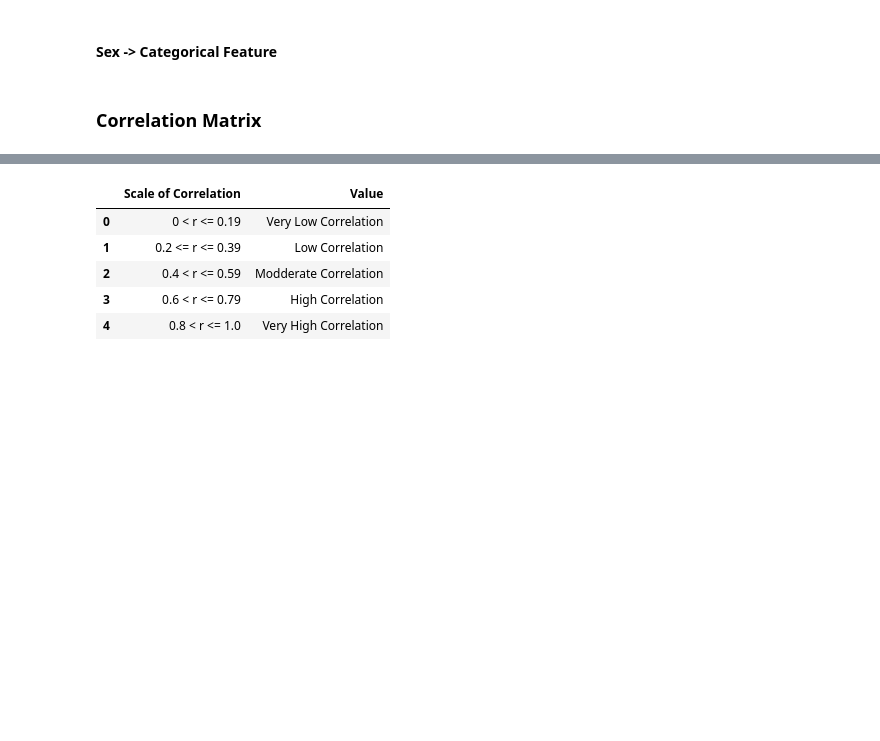
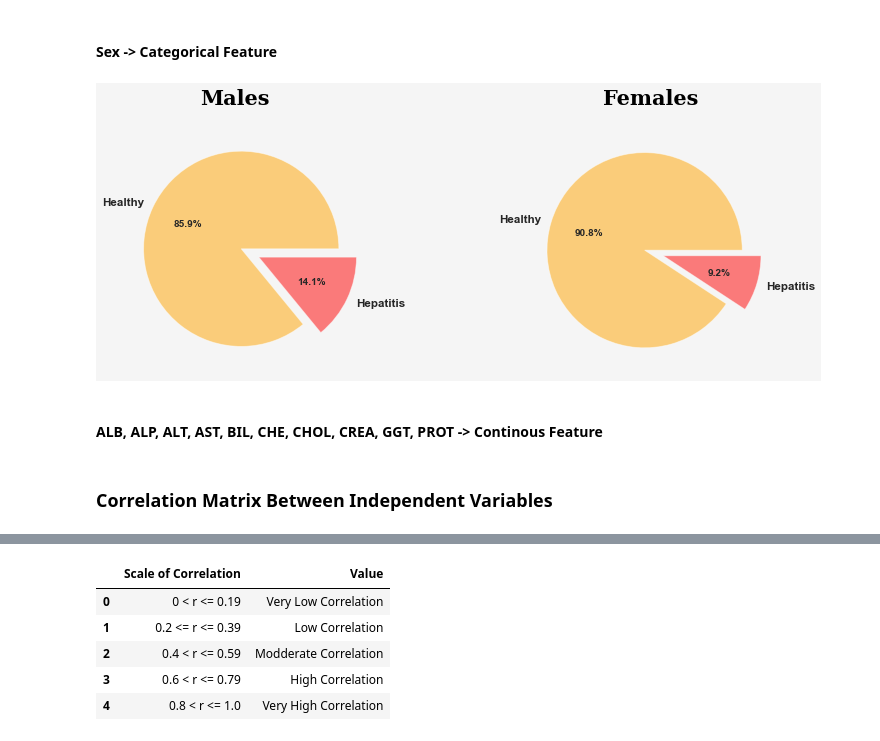
Before and after one commit to Itstor-Archive/UniversityStuff, a Jupyter notebook: semester-4/ML/notebook.ipynb, the cells around one changed output, grey strips where cells are left out. Drawn from its saved outputs; the diff is of its cells as text; code cells hidden in the pictures; blank space fills up the shorter version.

```diff
--- a/semester-4/ML/notebook.ipynb
+++ b/semester-4/ML/notebook.ipynb
@@ -152,2 +166,64 @@ plt.show()
 # %% [markdown]
 #### Sex -> Categorical Feature
+# %%
+fig = plt.figure(figsize = (24,10), dpi = 60)
+gs = GridSpec(ncols=13, nrows=5, left=0.05, right=0.5, wspace=0.2, hspace=0.1)
+fig.patch.set_facecolor('#f5f5f5')
+sns.set_palette(sns.color_palette(['green','purple', 'orange', 'red']))
+
+ax1 = fig.add_subplot(gs[:, 0:5])
+ax2 = fig.add_subplot(gs[:, 8:])
+
+axes = [ax1,ax2]
+
+for ax in axes:
+    ax.axes.get_yaxis().set_visible(False)
+    ax.set_facecolor('#f5f5f5')
+
+    for loc in ['left', 'right', 'top', 'bottom']:
+        ax.spines[loc].set_visible(False)
+
+#------------------------------------------------------------
+#ax1
+ax1_plot = ax1.pie(df[df.Sex == 1].groupby('Category').Category.count().values,
+                   labels=['Healthy', 'Hepatitis'],
+                    autopct='%1.1f%%', explode=[0.1,  0.1],
+                   colors=['orange', 'red', 'green', 'purple'])
+
+for piece in ax1_plot[0]:
+    piece.set_alpha(0.5)
+
+for i, text in enumerate(ax1_plot[1]):
+    text.set_weight('bold')
+    text.set_size(14)
+
+for i, text in enumerate(ax1_plot[2]):
+    text.set_weight('bold')
+    text.set_size(12)
+
+
+fig.text(0.1, 0.75, 'Males',  {'font':'Serif', 'weight':'bold','color': 'black', 'size':25})
+#------------------------------------------------------------
+#ax2
+ax2_plot = ax2.pie(df[df.Sex == 0].groupby('Category').Category.count().values,
+                   labels=['Healthy', 'Hepatitis'],
+                    autopct='%1.1f%%', explode=[0.1,  0.1],
+                   colors=['orange', 'red', 'green', 'purple'])
+
+for piece in ax2_plot[0]:
+    piece.set_alpha(0.5)
+
+for i, text in enumerate(ax2_plot[1]):
+    text.set_weight('bold')
+    text.set_size(14)
+
+for i, text in enumerate(ax2_plot[2]):
+    text.set_weight('bold')
+    text.set_size(12)
+
+fig.text(0.38, 0.75, 'Females',  {'font':'Serif', 'weight':'bold','color': 'black', 'size':25})
+plt.show()
+# %% [output]
+[figure, added]
+# %% [markdown]
+#### ALB, ALP, ALT, AST, BIL, CHE, CHOL, CREA, GGT, PROT -> Continous Feature
@@ -154,5 +232,5 @@ plt.show()
 # %% [markdown]
-### Correlation Matrix
+### Correlation Matrix Between Independent Variables
 # %%
 plt.figure(figsize=(16,8))
 sns.heatmap(df.corr(),annot=True)
```
Also changed, not shown: parts of 9 cells of this notebook.
